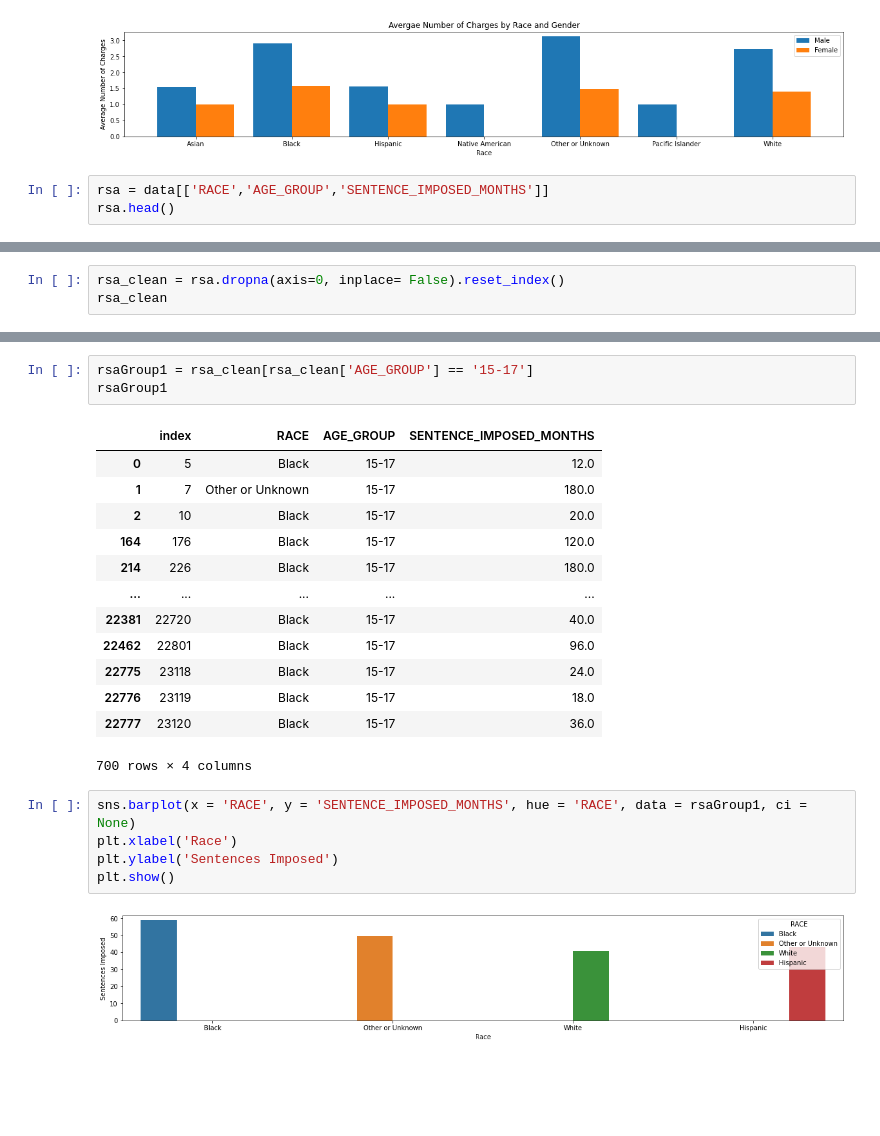
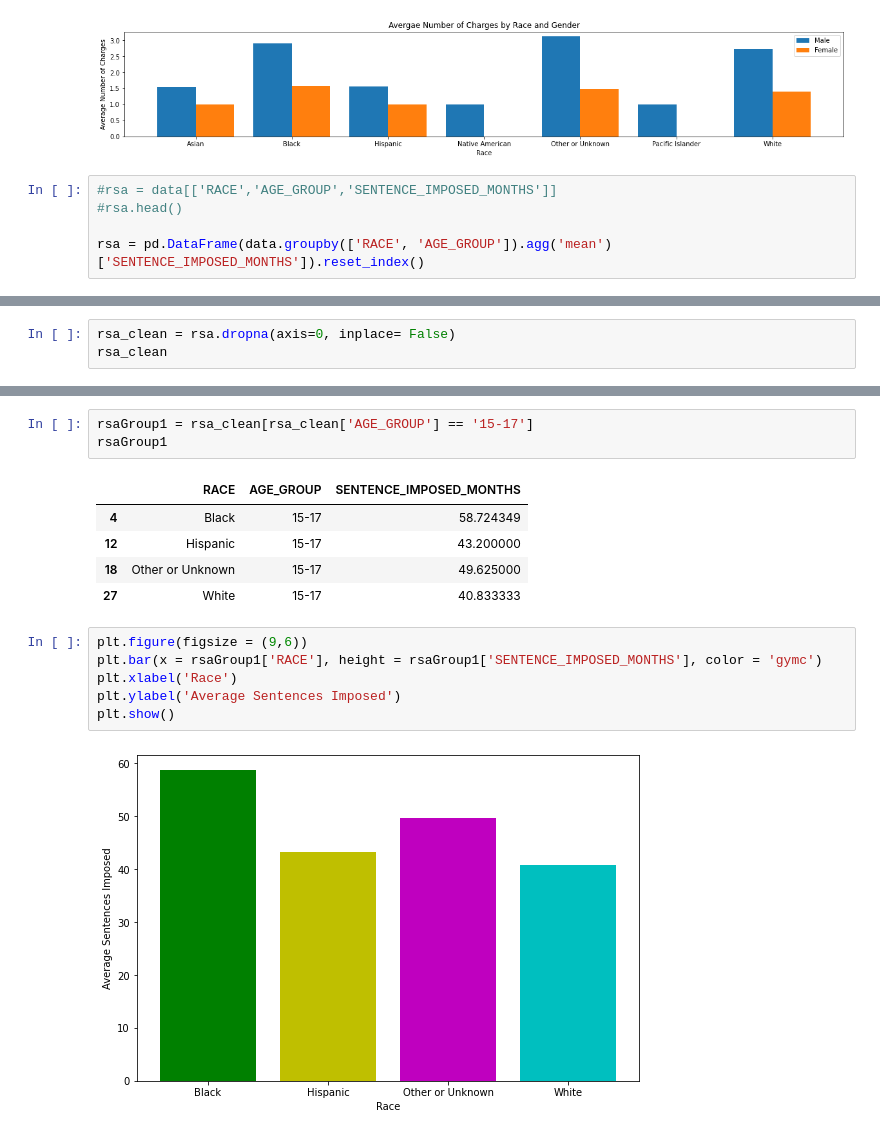
Before and after one commit to ruthwikkuppachi/INST447_Final_Project, a Jupyter notebook: api_test.ipynb, the cells around one changed output, grey strips where cells are left out. Cells and saved outputs as stored; diff of their text form; blank space fills up the shorter version.

```diff
--- a/api_test.ipynb
+++ b/api_test.ipynb
@@ -111,5 +111,7 @@ plt.show()
 # %% [output]
 [figure]
 # %%
-rsa = data[['RACE','AGE_GROUP','SENTENCE_IMPOSED_MONTHS']]
-rsa.head()
+#rsa = data[['RACE','AGE_GROUP','SENTENCE_IMPOSED_MONTHS']]
+#rsa.head()
+
+rsa = pd.DataFrame(data.groupby(['RACE', 'AGE_GROUP']).agg('mean')['SENTENCE_IMPOSED_MONTHS']).reset_index()
@@ -123,4 +118,4 @@ rsa.head()
 # %%
-rsa_clean = rsa.dropna(axis=0, inplace= False).reset_index()
+rsa_clean = rsa.dropna(axis=0, inplace= False)
 rsa_clean
 # %% [output]
@@ -141,23 +140,16 @@ rsa_clean
 rsaGroup1 = rsa_clean[rsa_clean['AGE_GROUP'] == '15-17']
 rsaGroup1
 # %% [output]
-|  | index | RACE | AGE_GROUP | SENTENCE_IMPOSED_MONTHS |
-| 0 | 5 | Black | 15-17 | 12.0 |
-| 1 | 7 | Other or Unknown | 15-17 | 180.0 |
-| 2 | 10 | Black | 15-17 | 20.0 |
-| 164 | 176 | Black | 15-17 | 120.0 |
-| 214 | 226 | Black | 15-17 | 180.0 |
-| ... | ... | ... | ... | ... |
-| 22381 | 22720 | Black | 15-17 | 40.0 |
-| 22462 | 22801 | Black | 15-17 | 96.0 |
-| 22775 | 23118 | Black | 15-17 | 24.0 |
-| 22776 | 23119 | Black | 15-17 | 18.0 |
-| 22777 | 23120 | Black | 15-17 | 36.0 |
+|  | RACE | AGE_GROUP | SENTENCE_IMPOSED_MONTHS |
+| 4 | Black | 15-17 | 58.724349 |
+| 12 | Hispanic | 15-17 | 43.200000 |
+| 18 | Other or Unknown | 15-17 | 49.625000 |
+| 27 | White | 15-17 | 40.833333 |
-700 rows × 4 columns
 # %%
-sns.barplot(x = 'RACE', y = 'SENTENCE_IMPOSED_MONTHS', hue = 'RACE', data = rsaGroup1, ci = None)
+plt.figure(figsize = (9,6))
+plt.bar(x = rsaGroup1['RACE'], height = rsaGroup1['SENTENCE_IMPOSED_MONTHS'], color = 'gymc')
 plt.xlabel('Race')
-plt.ylabel('Sentences Imposed')
+plt.ylabel('Average Sentences Imposed')
 plt.show()
 # %% [output]
-[figure, old version]
+[figure, new version]
```
Also changed, not shown: parts of 2 cells of this notebook.
